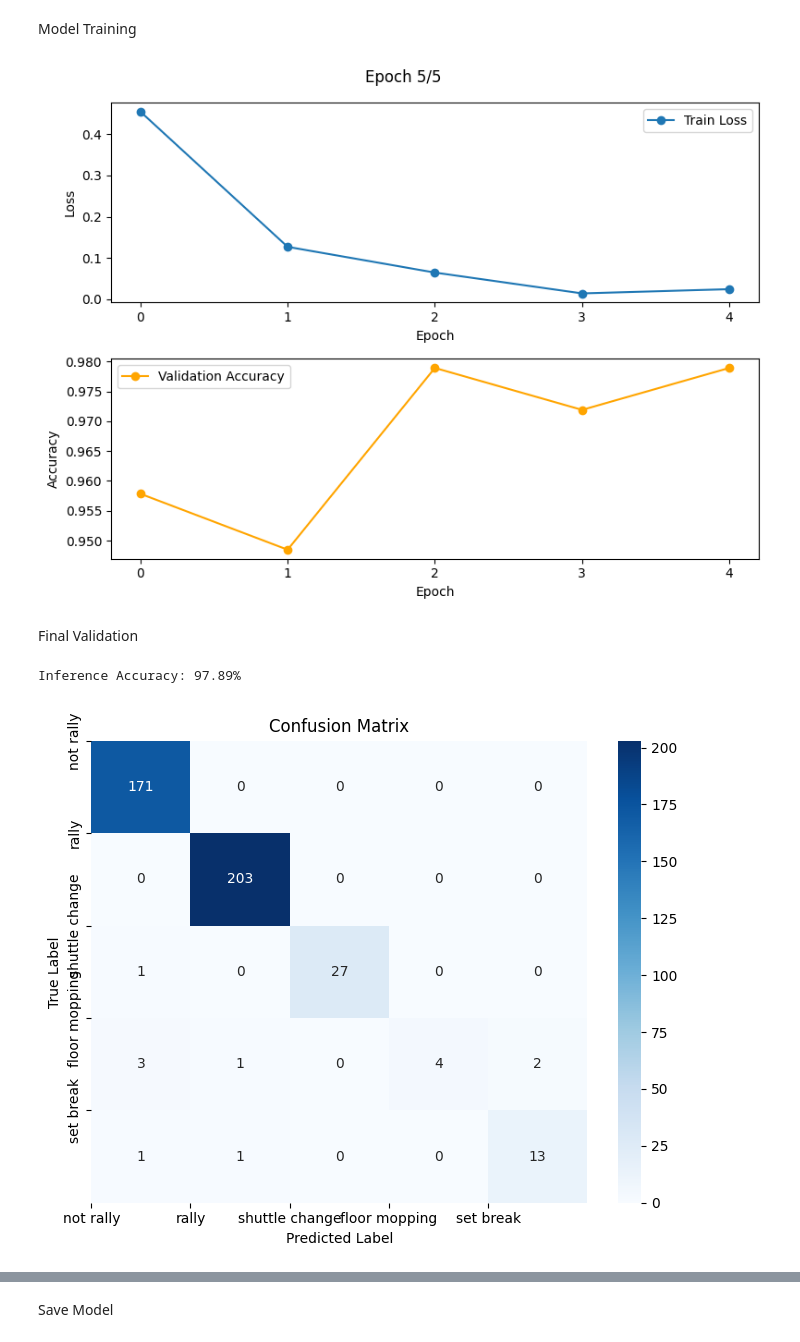
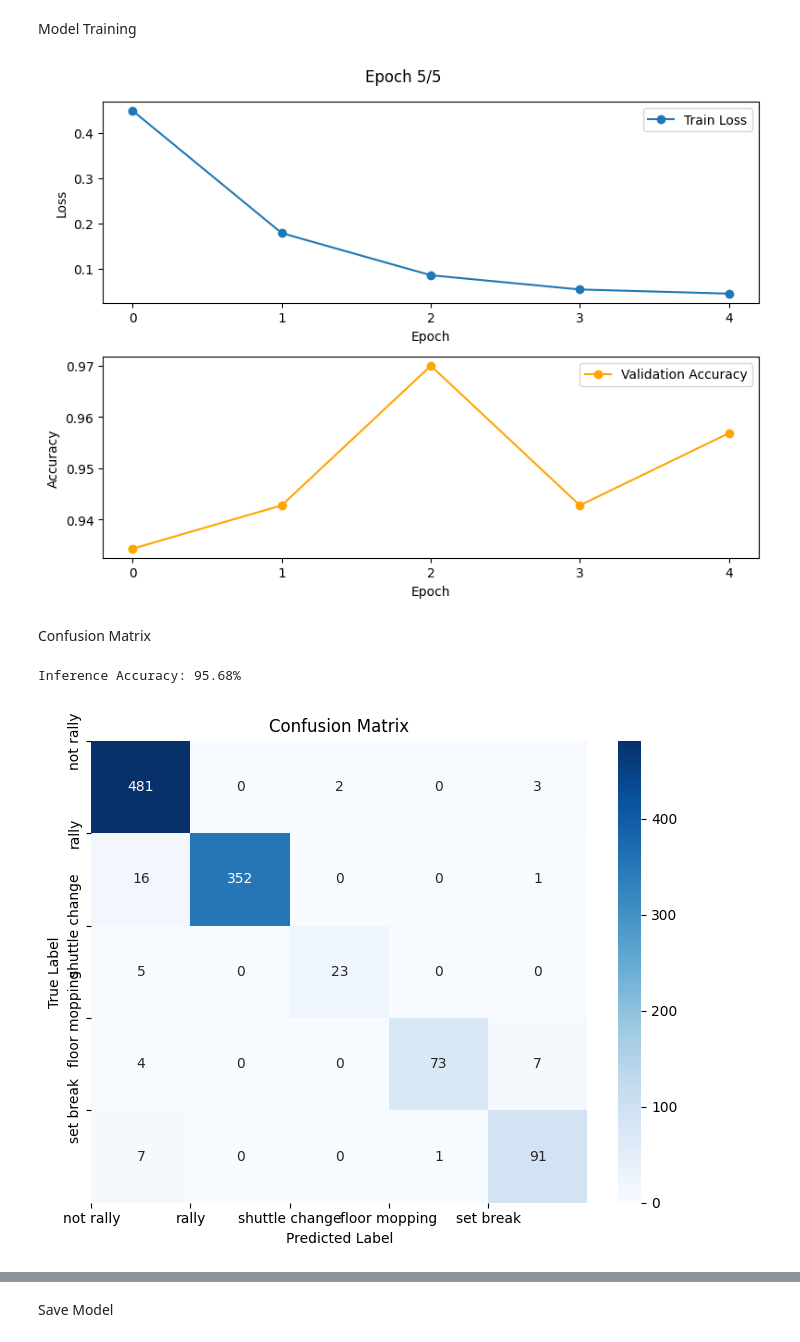
Before and after one commit to melvinkisam/badminton-rally-classification, a Jupyter notebook: model-training/train_model.ipynb, the cells around one changed output, grey strips where cells are left out. Saved outputs shown, nothing was run; the diff lists cells and outputs as text; code cells hidden in the pictures.

```diff
--- a/model-training/train_model.ipynb
+++ b/model-training/train_model.ipynb
@@ -34,12 +34,23 @@ Data Loaders
 trainPaths, trainLabels = create_paths_labels(train_file)
 valPaths, valLabels = create_paths_labels(val_file)
 
+# transform = transforms.Compose([
+#     transforms.Lambda(lambda x: resize_tensor(x, size=(224, 224)))
+# ])
+
+# train_dataset = VideoDataset(trainPaths, trainLabels, transform)
+# val_dataset = VideoDataset(valPaths, valLabels, transform)
+
+# train_loader = DataLoader(train_dataset, batch_size=4, shuffle=True)
+# val_loader = DataLoader(val_dataset, batch_size=4, shuffle=False)
+
 transform = transforms.Compose([
-    transforms.Lambda(lambda x: resize_tensor(x, size=(224, 224)))
+    transforms.Lambda(lambda x: resize_tensor(x, size=(224,224))),
+    transforms.Lambda(normalize_clip)
 ])
 
-train_dataset = VideoDataset(trainPaths, trainLabels, transform)
-val_dataset = VideoDataset(valPaths, valLabels, transform)
+train_dataset = VideoChunkDataset(trainPaths, trainLabels, transform=transform)
+val_dataset = VideoChunkDataset(valPaths, valLabels, transform=transform)
 
 train_loader = DataLoader(train_dataset, batch_size=4, shuffle=True)
 val_loader = DataLoader(val_dataset, batch_size=4, shuffle=False)
@@ -74,6 +91,9 @@ import matplotlib.pyplot as plt
 num_epochs = 5
 train_losses = []
 val_accuracies = []
+
+final_preds = []
+final_labels = []
 
 for epoch in range(1, num_epochs + 1):
     print(f"\nEpoch {epoch}/{num_epochs}")
@@ -104,7 +124,7 @@ for epoch in range(1, num_epochs + 1):
 
     all_preds = []
     all_true = []
-
+    cur_epoch = 0
     with torch.no_grad():
         val_bar = tqdm(val_loader, desc="Validating...", leave=False)
         for videos, labels in val_bar:
@@ -118,7 +138,13 @@ for epoch in range(1, num_epochs + 1):
             correct += (preds == labels).sum().item()
             total += labels.size(0)
 
+            if cur_epoch < num_epochs:
+                final_preds.extend(preds.cpu().numpy())
+                final_labels.extend(labels.cpu().numpy())
+
             # print("Output shape:", outputs.shape)
+
+            cur_epoch += 1
 
     accuracy = correct / total
     val_accuracies.append(accuracy)
@@ -129,48 +155,33 @@ for epoch in range(1, num_epochs + 1):
     # Live plot
     update_plot(epoch, train_losses, val_accuracies, num_epochs)
 # %% [output]
-[figure, old version]
+[figure, new version]
 # %% [markdown]
-Final Validation
+Confusion Matrix
 # %%
 from sklearn.metrics import confusion_matrix, accuracy_score
 import seaborn as sns
 import matplotlib.pyplot as plt
-
-# Inference
-model.eval()
-final_preds = []
-final_labels = []
-
-with torch.no_grad():
-    for videos, labels in tqdm(val_loader, desc="Inference"):
-        videos, labels = videos.to(device), labels.to(device)
-        outputs = model(videos)
-
-        preds = torch.argmax(outputs, dim=1)
-
-        final_preds.extend(preds.cpu().numpy())
-        final_labels.extend(labels.cpu().numpy())
 
 # Compute accuracy
 infer_accuracy = accuracy_score(final_labels, final_preds)
 print(f"\nInference Accuracy: {infer_accuracy * 100:.2f}%")
 
 class_names = ['not rally', 'rally', 'shuttle change', 'floor mopping', 'set break']
 
 # Confusion matrix
 cm = confusion_matrix(final_labels, final_preds)
 plt.figure(figsize=(8, 6))
 sns.heatmap(cm, annot=True, fmt='d', cmap='Blues')
 plt.title('Confusion Matrix')
 plt.xlabel('Predicted Label')
 plt.ylabel('True Label')
 plt.xticks(ticks=range(len(class_names)), labels=class_names)
 plt.yticks(ticks=range(len(class_names)), labels=class_names)
 plt.show()
 # %% [output]
-Inference Accuracy: 97.89%
+Inference Accuracy: 95.68%
-[figure, old version]
+[figure, new version]
 # %%
 print(len(val_dataset))
 print(len(final_preds))
```
Also changed, not shown: parts of 5 cells of this notebook, 3 other files.
